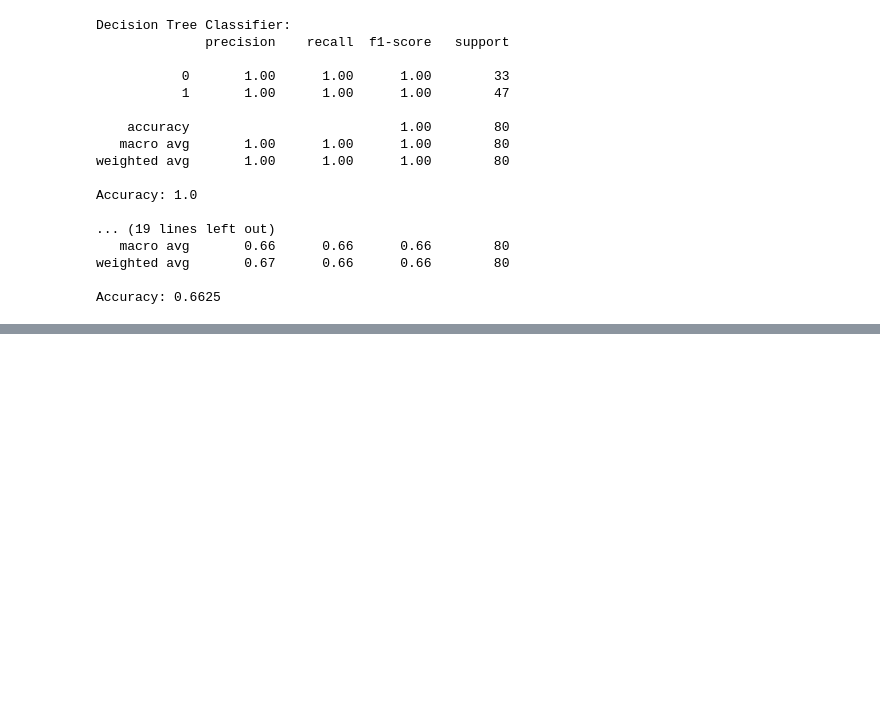
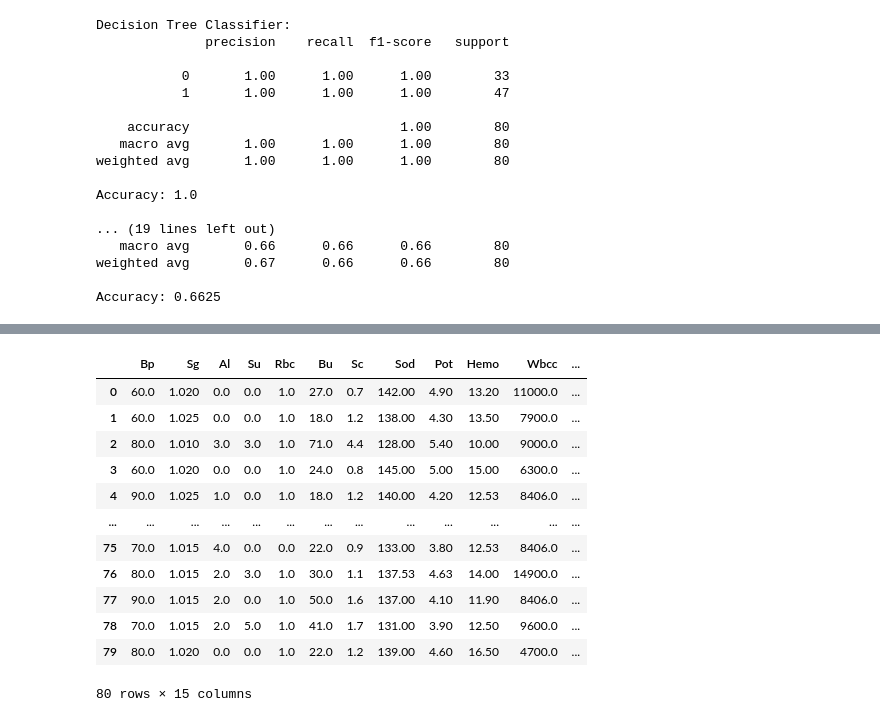
Before and after one commit to alamin147/kidney_disease, a Jupyter notebook: disease.ipynb, the cells around one changed output, grey strips where cells are left out. Cells and saved outputs as stored; diff of their text form; code cells hidden in the pictures; blank space fills up the shorter version.

```diff
--- a/disease.ipynb
+++ b/disease.ipynb
@@ -510,0 +577,7 @@ Accuracy: 0.6625
+# %%
+from sklearn.model_selection import train_test_split
+x_train, x_test,y_train,y_test = train_test_split(x,y, test_size = 0.2, random_state=51)
+print("shape of X_train = ", x_train.shape)
+print("shape of y_train = ", y_train.shape)
+print("shape of X_test = ", x_test.shape)
+print("shape of y_test = ", y_test.shape)
@@ -510,0 +589,5 @@ Accuracy: 0.6625
+# %%
+from sklearn.linear_model import LinearRegression
+lr = LinearRegression()
+# %%
+lr.fit(x_train,y_train)
@@ -510,0 +614,3 @@ Accuracy: 0.6625
+# %%
+y_pred  = lr.predict(x_test)
+y_pred
@@ -510,0 +634,17 @@ Accuracy: 0.6625
+# %%
+columns_list = ['Bp', 'Sg', 'Al', 'Su', 'Rbc', 'Bu', 'Sc', 'Sod', 'Pot', 'Hemo', 'Wbcc', 'Rbcc', 'Htn', 'Class', 'Class_predicted']
+pd.DataFrame(np.c_[x_test, y_test, y_pred],columns=columns_list)
+# %% [output]
+|  | Bp | Sg | Al | Su | Rbc | Bu | Sc | Sod | Pot | Hemo | Wbcc | ... |
+| 0 | 60.0 | 1.020 | 0.0 | 0.0 | 1.0 | 27.0 | 0.7 | 142.00 | 4.90 | 13.20 | 11000.0 | ... |
+| 1 | 60.0 | 1.025 | 0.0 | 0.0 | 1.0 | 18.0 | 1.2 | 138.00 | 4.30 | 13.50 | 7900.0 | ... |
+| 2 | 80.0 | 1.010 | 3.0 | 3.0 | 1.0 | 71.0 | 4.4 | 128.00 | 5.40 | 10.00 | 9000.0 | ... |
+| 3 | 60.0 | 1.020 | 0.0 | 0.0 | 1.0 | 24.0 | 0.8 | 145.00 | 5.00 | 15.00 | 6300.0 | ... |
+| 4 | 90.0 | 1.025 | 1.0 | 0.0 | 1.0 | 18.0 | 1.2 | 140.00 | 4.20 | 12.53 | 8406.0 | ... |
+| ... | ... | ... | ... | ... | ... | ... | ... | ... | ... | ... | ... | ... |
+| 75 | 70.0 | 1.015 | 4.0 | 0.0 | 0.0 | 22.0 | 0.9 | 133.00 | 3.80 | 12.53 | 8406.0 | ... |
+| 76 | 80.0 | 1.015 | 2.0 | 3.0 | 1.0 | 30.0 | 1.1 | 137.53 | 4.63 | 14.00 | 14900.0 | ... |
+| 77 | 90.0 | 1.015 | 2.0 | 0.0 | 1.0 | 50.0 | 1.6 | 137.00 | 4.10 | 11.90 | 8406.0 | ... |
+| 78 | 70.0 | 1.015 | 2.0 | 5.0 | 1.0 | 41.0 | 1.7 | 131.00 | 3.90 | 12.50 | 9600.0 | ... |
+| 79 | 80.0 | 1.020 | 0.0 | 0.0 | 1.0 | 22.0 | 1.2 | 139.00 | 4.60 | 16.50 | 4700.0 | ... |
+80 rows × 15 columns
```
Also changed, not shown: parts of 28 cells of this notebook.
